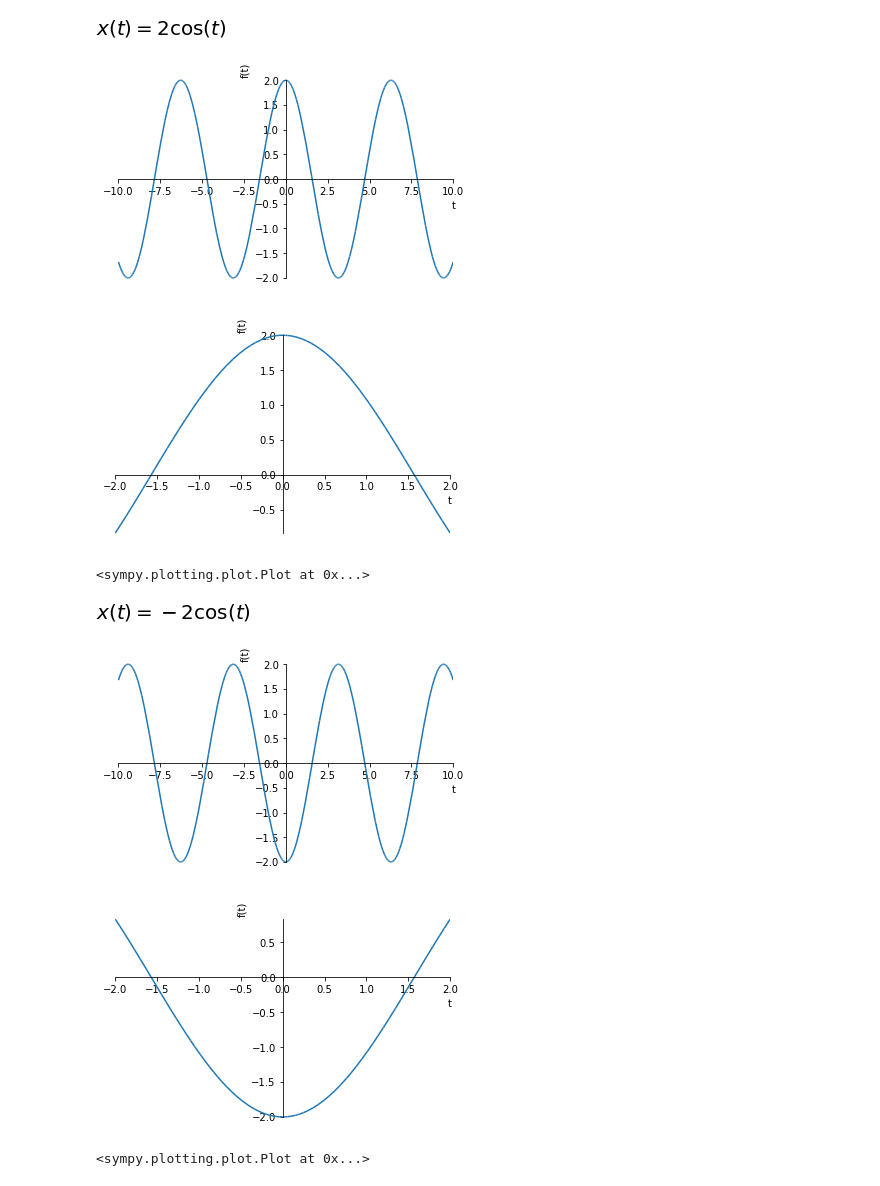
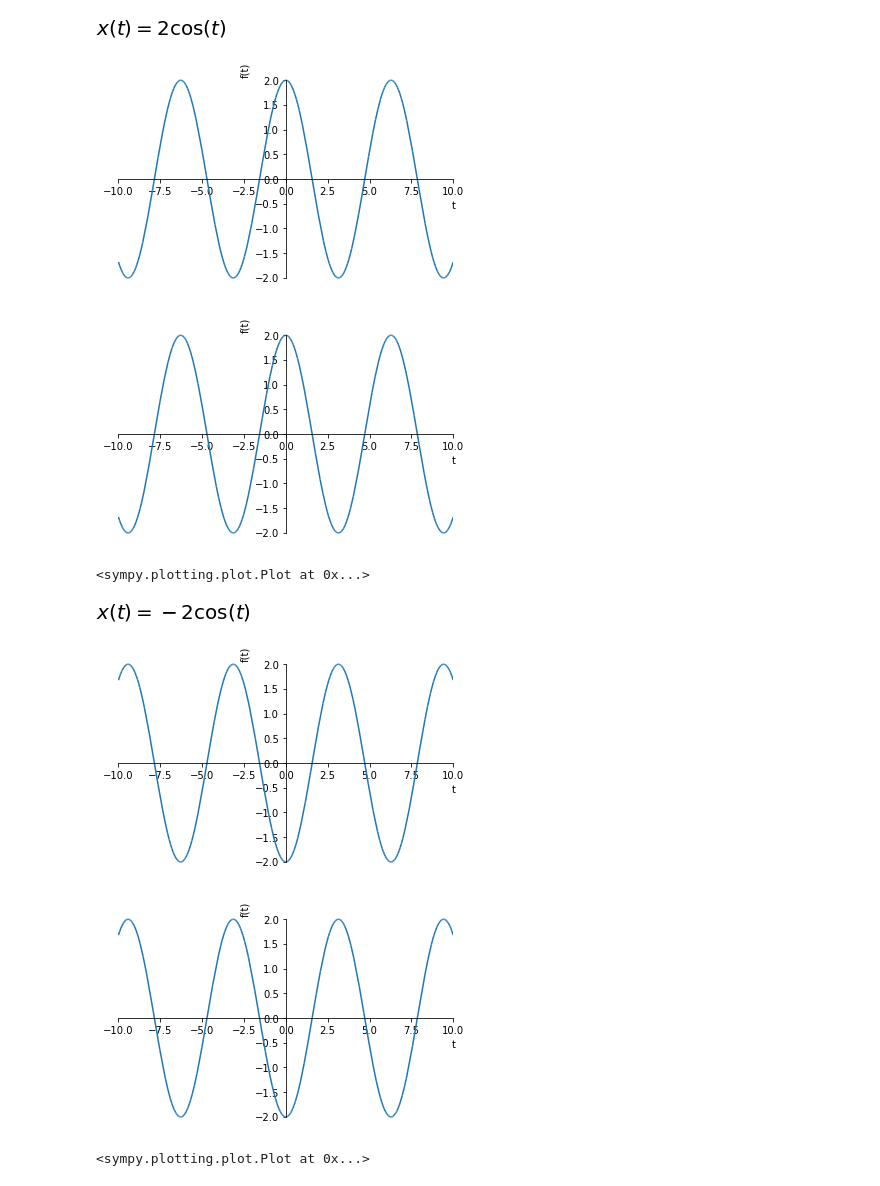
Before and after one commit to sju-chem264-2019/10-24-19-introduction-to-harmonic-oscillator-TaraFriel, a Jupyter notebook: harmonic_oscillator.ipynb, the cells around one changed output. Drawn from its saved outputs; the diff is of its cells as text; code cells hidden in the pictures.

```diff
--- a/harmonic_oscillator.ipynb
+++ b/harmonic_oscillator.ipynb
@@ -307,10 +307,10 @@ caseC
 [figure]
 # %%
 sym.plot(caseC.rhs)
-sym.plot(caseC.rhs,(t,-2,2))
+sym.plot(caseC.rhs,(t,-10,10))
 # %% [output]
 [figure]
-[figure, old version]
+[figure, new version]
 <sympy.plotting.plot.Plot at 0x...>
 # %%
 caseD = sym.simplify(full_sol.subs({x0:-2, v0:0, w0:1}))
@@ -319,10 +319,10 @@ caseD
 [figure]
 # %%
 sym.plot(caseD.rhs)
-sym.plot(caseD.rhs,(t,-2,2))
+sym.plot(caseD.rhs,(t,-10,10))
 # %% [output]
 [figure]
-[figure, old version]
+[figure, new version]
 <sympy.plotting.plot.Plot at 0x...>
 # %%
 #phasespace
```
Also changed, not shown: parts of 3 cells of this notebook.
